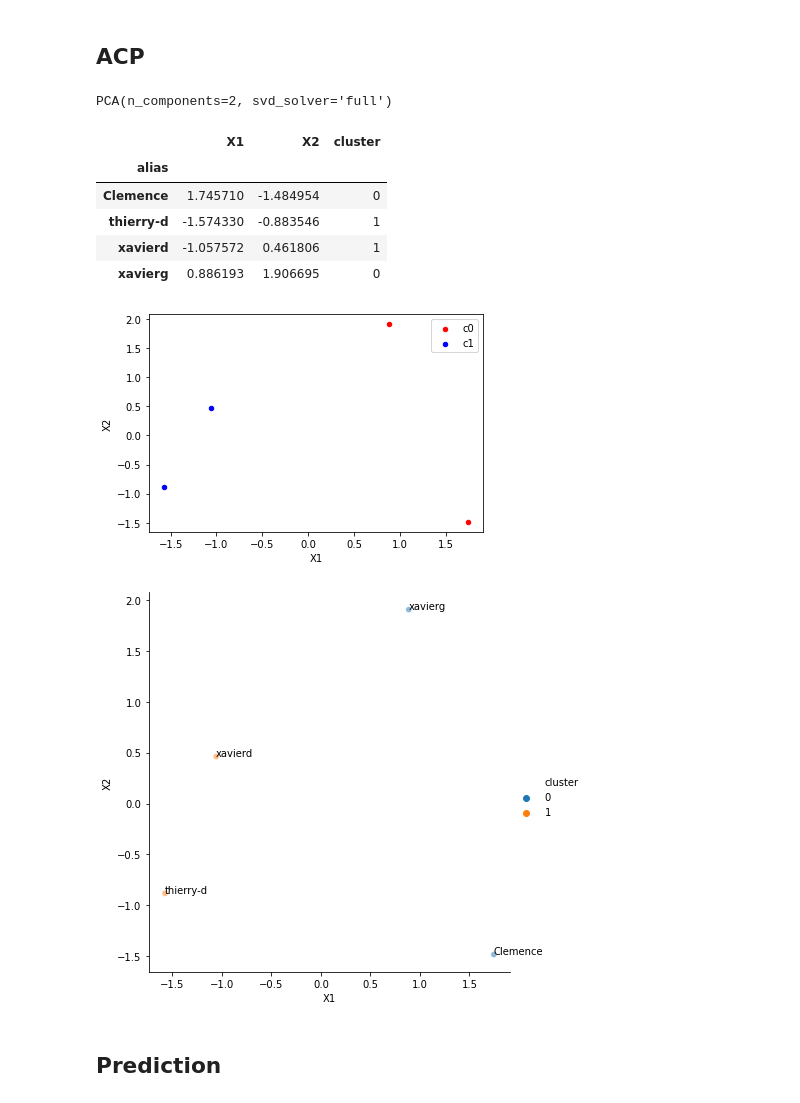
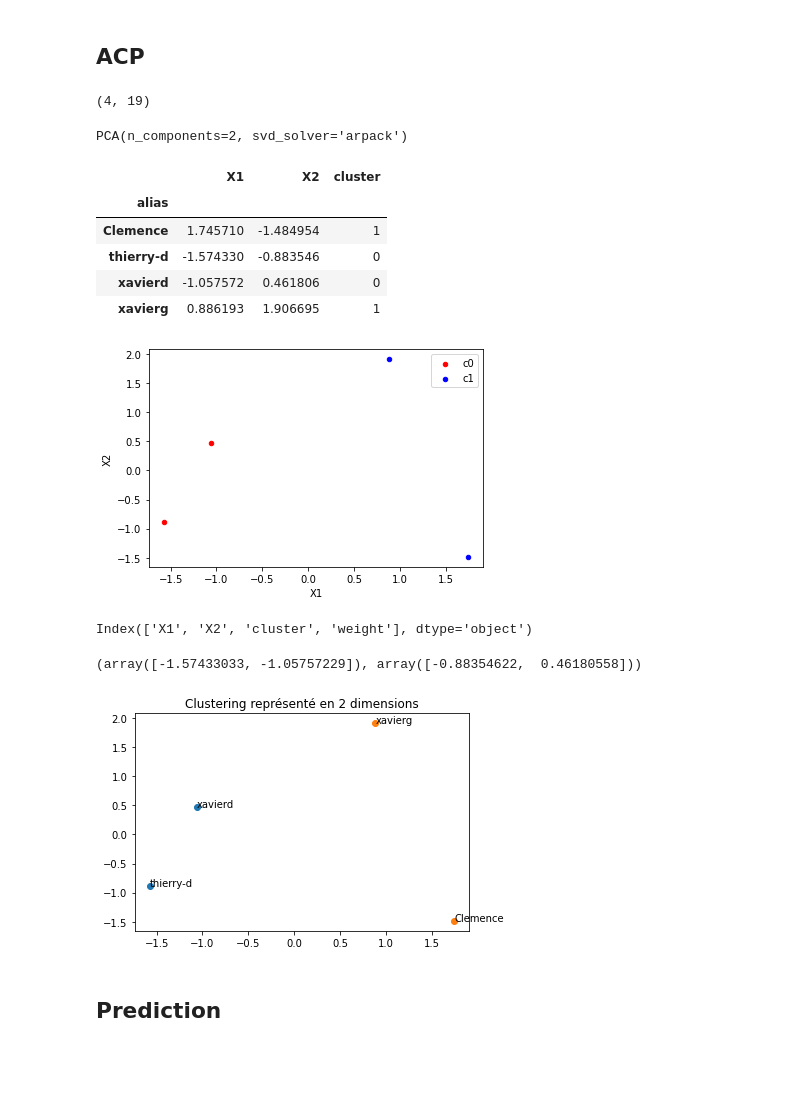
Before and after one commit to sdpython/mathenjeu, a Jupyter notebook: _doc/notebooks/example_logs.ipynb, the cells around one changed output. Saved outputs shown, nothing was run; the diff lists cells and outputs as text; code cells hidden in the pictures; blank space fills up the shorter version.

```diff
--- a/_doc/notebooks/example_logs.ipynb
+++ b/_doc/notebooks/example_logs.ipynb
@@ -288,11 +288,15 @@ solution
 # %% [markdown]
 ## ACP
+# %%
+nonan_question.shape
+# %% [output]
+(4, 19)
 # %%
 from sklearn.decomposition import PCA
-acp = PCA(n_components=2, svd_solver='full')
+acp = PCA(n_components=2, svd_solver='arpack')
 acp.fit(nonan_question)
 # %% [output]
-PCA(n_components=2, svd_solver='full')
+PCA(n_components=2, svd_solver='arpack')
 # %%
 coord = acp.transform(nonan_question)
 data = pandas.DataFrame(data=coord, columns=['X1', 'X2'], index=nonan_question.index)
@@ -301,10 +305,10 @@ data
 # %% [output]
 |  | X1 | X2 | cluster |
 | alias |  |  |  |
-| Clemence | 1.745710 | -1.484954 | 0 |
-| thierry-d | -1.574330 | -0.883546 | 1 |
-| xavierd | -1.057572 | 0.461806 | 1 |
-| xavierg | 0.886193 | 1.906695 | 0 |
+| Clemence | 1.745710 | -1.484954 | 1 |
+| thierry-d | -1.574330 | -0.883546 | 0 |
+| xavierd | -1.057572 | 0.461806 | 0 |
+| xavierg | 0.886193 | 1.906695 | 1 |
 # %%
 import matplotlib.pyplot as plt
 fig, ax = plt.subplots(1, 1)
@@ -315,19 +319,29 @@ for i in range(0, 2):
                                ax=ax, label="c%d" % i,
                                color=colors[i])
 # %% [output]
-[figure, old version]
+[figure, new version]
+# %%
+data.columns
+# %% [output]
+Index(['X1', 'X2', 'cluster', 'weight'], dtype='object')
+# %%
+data.loc[data.cluster == 0, 'X1'].values, data.loc[data.cluster == 0, 'X2'].values
+# %% [output]
+(array([-1.57433033, -1.05757229]), array([-0.88354622,  0.46180558]))
 # %%
-import seaborn
 data["weight"] = 10
 # Plot miles per gallon against horsepower with other semantics
-ax = seaborn.relplot(x="X1", y="X2", hue="cluster",
-            sizes=(40, 400), alpha=.5,
-            height=6, data=data)
+fig, ax = plt.subplots(1, 1)
+ax.plot(data.loc[data.cluster == 0, 'X1'].values,
+        data.loc[data.cluster == 0, 'X2'].values, 'o', label='c0')
+ax.plot(data.loc[data.cluster == 1, 'X1'].values,
+        data.loc[data.cluster == 1, 'X2'].values, 'o', label='c1')
 ind = list(data.index)
 for i in range(0, data.shape[0]):
-    ax.ax.text(data.iloc[i, 0], data.iloc[i, 1], ind[i])
+    ax.text(data.iloc[i, 0], data.iloc[i, 1], ind[i])
+ax.set_title('Clustering représenté en 2 dimensions');
 # %% [output]
-[figure, old version]
+[figure, new version]
 # %% [markdown]
 ## Prediction
 # %%
```
Also changed, not shown: parts of 3 cells of this notebook, 3 other files.
